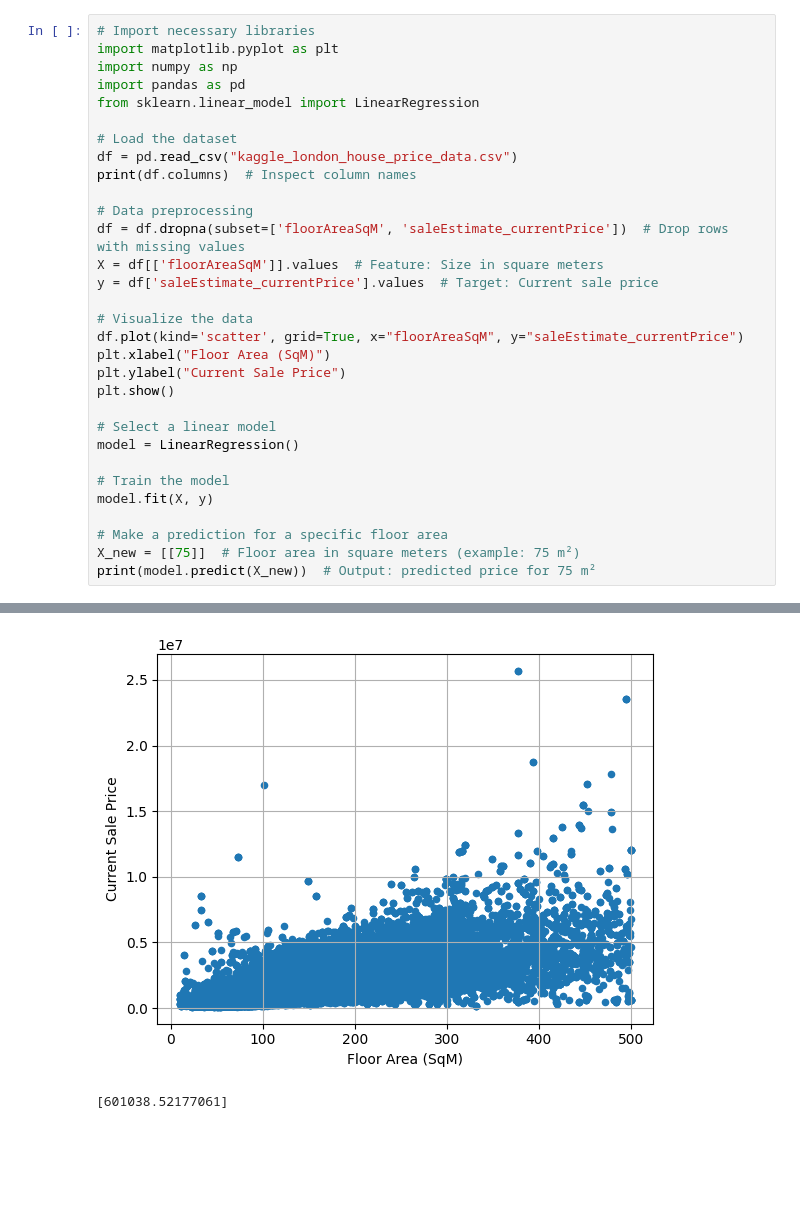
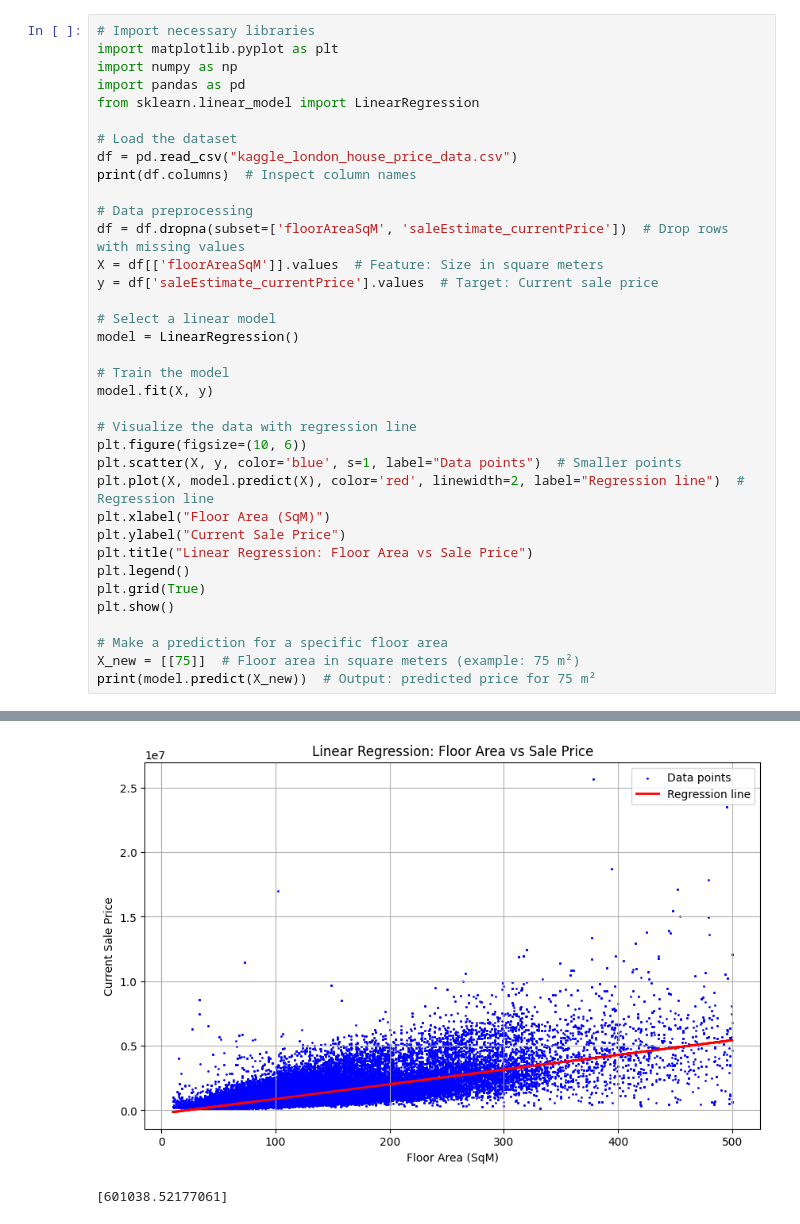
Before and after one commit to TaniaAsh/IgniteML, a Jupyter notebook: TaniaAsh/Project1/Proj1EV_as_in_book.ipynb, the cells around one changed output, grey strips where cells are left out. Cells and saved outputs as stored; diff of their text form; blank space fills up the shorter version.

Commit message:
as_in_book_with a graph

```diff
--- a/TaniaAsh/Project1/Proj1EV_as_in_book.ipynb
+++ b/TaniaAsh/Project1/Proj1EV_as_in_book.ipynb
@@ -9,38 +9,43 @@ from sklearn.linear_model import LinearRegression
 df = pd.read_csv("kaggle_london_house_price_data.csv")
 print(df.columns)  # Inspect column names
 
 # Data preprocessing
 df = df.dropna(subset=['floorAreaSqM', 'saleEstimate_currentPrice'])  # Drop rows with missing values
 X = df[['floorAreaSqM']].values  # Feature: Size in square meters
 y = df['saleEstimate_currentPrice'].values  # Target: Current sale price
 
-# Visualize the data
-df.plot(kind='scatter', grid=True, x="floorAreaSqM", y="saleEstimate_currentPrice")
-plt.xlabel("Floor Area (SqM)")
-plt.ylabel("Current Sale Price")
-plt.show()
-
 # Select a linear model
 model = LinearRegression()
 
 # Train the model
 model.fit(X, y)
 
+# Visualize the data with regression line
+plt.figure(figsize=(10, 6))
+plt.scatter(X, y, color='blue', s=1, label="Data points")  # Smaller points
+plt.plot(X, model.predict(X), color='red', linewidth=2, label="Regression line")  # Regression line
+plt.xlabel("Floor Area (SqM)")
+plt.ylabel("Current Sale Price")
+plt.title("Linear Regression: Floor Area vs Sale Price")
+plt.legend()
+plt.grid(True)
+plt.show()
+
 # Make a prediction for a specific floor area
 X_new = [[75]]  # Floor area in square meters (example: 75 m²)
 print(model.predict(X_new))  # Output: predicted price for 75 m²
 # %% [output]
 Index(['fullAddress', 'postcode', 'country', 'outcode', 'latitude',
        'longitude', 'bathrooms', 'bedrooms', 'floorAreaSqM', 'livingRooms',
        'tenure', 'propertyType', 'currentEnergyRating',
        'rentEstimate_lowerPrice', 'rentEstimate_currentPrice',
        'rentEstimate_upperPrice', 'saleEstimate_lowerPrice',
        'saleEstimate_currentPrice', 'saleEstimate_upperPrice',
        'saleEstimate_confidenceLevel', 'saleEstimate_ingestedAt',
        'saleEstimate_valueChange.numericChange',
        'saleEstimate_valueChange.percentageChange',
        'saleEstimate_valueChange.saleDate', 'history_date', 'history_price',
        'history_percentageChange', 'history_numericChange'],
       dtype='object')
-[figure, old version]
+[figure, new version]
 [601038.52177061]
```
